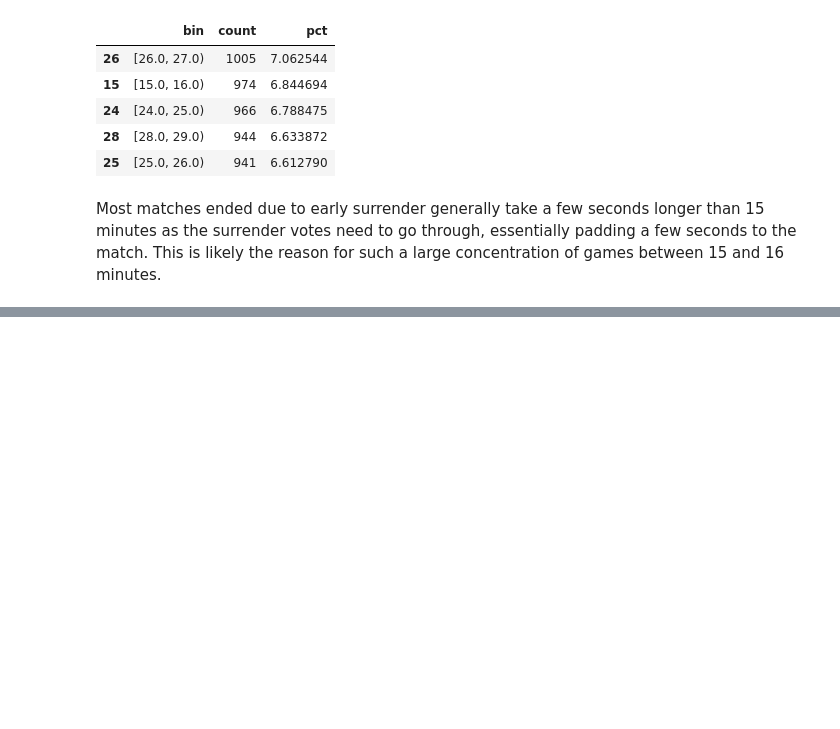
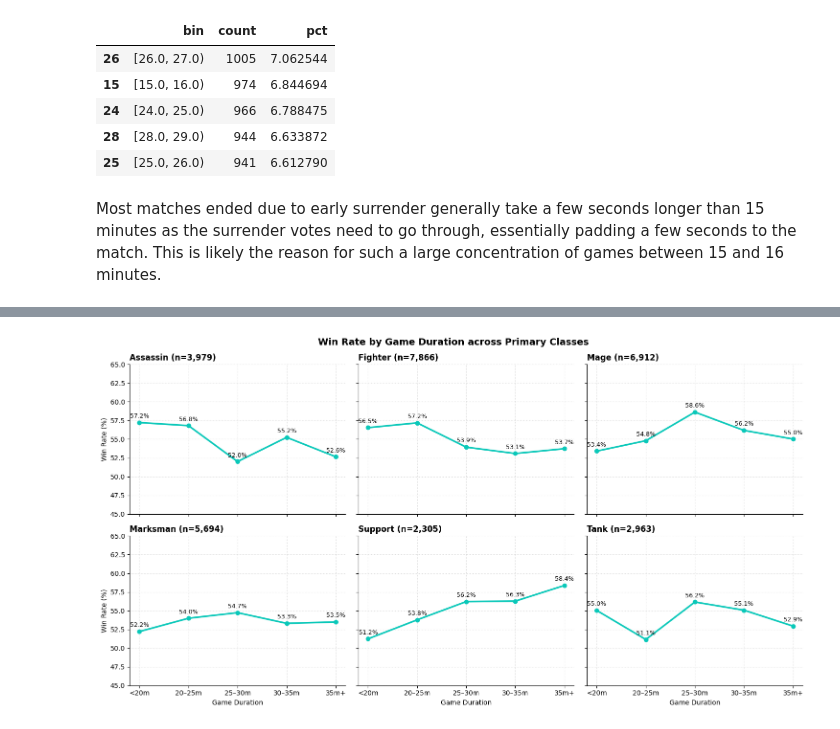
Before and after one commit to bzacharia999/Deep-dive-into-the-North-American-League-of-Legends-Challenger-League, a Jupyter notebook: notebooks/02_eda.ipynb, the cells around one changed output, grey strips where cells are left out. Cells and saved outputs as stored; diff of their text form; code cells hidden in the pictures; blank space fills up the shorter version.

```diff
--- a/notebooks/02_eda.ipynb
+++ b/notebooks/02_eda.ipynb
@@ -251,0 +240,67 @@ plt.show()
+# %%
+# 1. Exclude remakes and bin game duration
+duration_bins = [0, 20, 25, 30, 35, 100]
+bin_labels = ["<20m", "20–25m", "25–30m", "30–35m", "35m+"]
+matches["duration_bin"] = pd.cut(
+    matches["gameDuration_min"],
+    bins=duration_bins,
+    labels=bin_labels,
+    right=False,
+)
+
+# 2. Aggregate win rate and game count per class and duration
+class_duration = (
+    matches.groupby(["primary_class", "duration_bin"], observed=False)["win"]
+    .agg(win_rate="mean", total_games="count")
+    .reset_index()
+)
+class_duration["win_rate_pct"] = class_duration["win_rate"] * 100
+
+# 3. Create 2x3 subplot grid
+classes = sorted(class_duration["primary_class"].dropna().unique())
+fig, axes = plt.subplots(2, 3, figsize=(15, 8), sharex=True, sharey=True)
+axes = axes.flatten()
+
+BLUE = "#0AC8B9"
+
+for i, cls in enumerate(classes):
+    ax = axes[i]
+    subset = class_duration[class_duration["primary_class"] == cls]
+    total_n = subset["total_games"].sum()
+
+    # Line chart with markers
+    ax.plot(
+        subset["duration_bin"],
+        subset["win_rate_pct"],
+        marker="o",
+        color=BLUE,
+        linewidth=2.5,
+        markersize=6,
+    )
+
+    # Point annotations
+    for _, row in subset.iterrows():
+        ax.annotate(
+            f"{row['win_rate_pct']:.1f}%",
+            (row["duration_bin"], row["win_rate_pct"]),
+            textcoords="offset points",
+            xytext=(0, 7),
+            ha="center",
+            fontsize=9,
+        )
+
+    ax.set_title(f"{cls} (n={total_n:,})", loc="left", fontweight="bold")
+    ax.set_ylim(45, 65)
+    ax.grid(True, linestyle=":", alpha=0.5)
+    ax.spines[["top", "right"]].set_visible(False)
+
+    if i in [0, 3]:
+        ax.set_ylabel("Win Rate (%)")
+    if i >= 3:
+        ax.set_xlabel("Game Duration")
+
+fig.suptitle("Win Rate by Game Duration across Primary Classes", fontsize=14, fontweight="bold", y=0.98)
+plt.tight_layout()
+plt.show()
+# %% [output]
+[figure, added]
```
Also changed, not shown: parts of 31 cells of this notebook, 1 other file.
